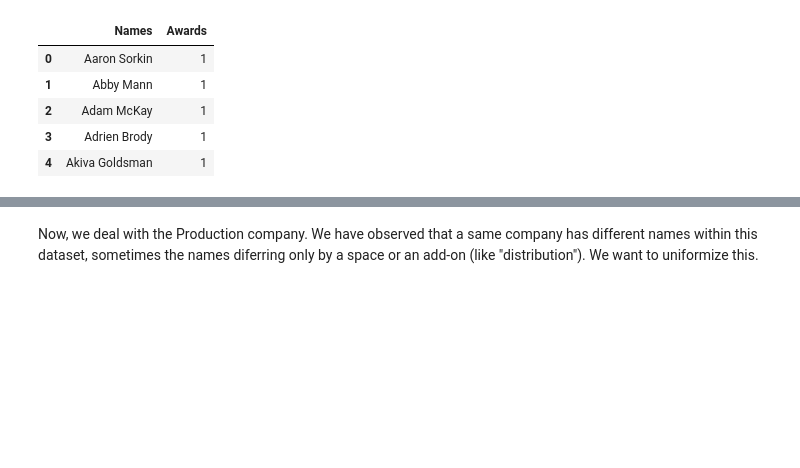
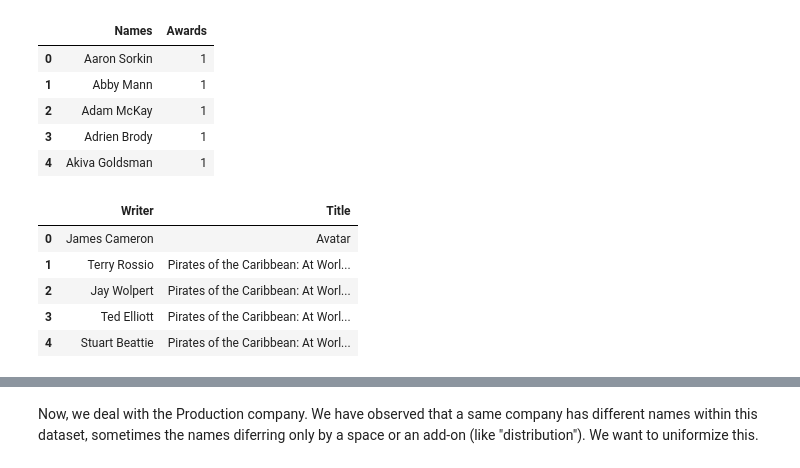
Before and after one commit to illorens/Project_NTDS, a Jupyter notebook: Analysis.ipynb, the cells around one changed output, grey strips where cells are left out. Cells and saved outputs as stored; diff of their text form; code cells hidden in the pictures; blank space fills up the shorter version.

```diff
--- a/Analysis.ipynb
+++ b/Analysis.ipynb
@@ -280,3 +289,32 @@ award.head()
 | 2 | Adam McKay | 1 |
 | 3 | Adrien Brody | 1 |
 | 4 | Akiva Goldsman | 1 |
+# %%
+crew_act = dataframe_.loc[:,['Actors', 'Title']]
+crew_dir = dataframe_.loc[:,['Director', 'Title']]
+crew_writ = dataframe_.loc[:,['Writer', 'Title']]
+
+crew_act.Actors = crew_act.Actors.apply(lambda x: ', '.join(list(x)))
+crew_dir.Director = crew_dir.Director.apply(lambda x: ', '.join(list(x)))
+crew_writ.Writer = crew_writ.Writer.apply(lambda x: ', '.join(list(x)))
+
+crew_act = pd.DataFrame(crew_act.Actors.str.split(', ').tolist(), index=crew_act.Title).stack()
+crew_act = crew_act.reset_index()[[0, 'Title']]
+crew_act.columns = ['Actor', 'Title']
+
+crew_dir = pd.DataFrame(crew_dir.Director.str.split(', ').tolist(), index=crew_dir.Title).stack()
+crew_dir = crew_dir.reset_index()[[0, 'Title']]
+crew_dir.columns = ['Director', 'Title']
+
+crew_writ = pd.DataFrame(crew_writ.Writer.str.split(', ').tolist(), index=crew_writ.Title).stack()
+crew_writ = crew_writ.reset_index()[[0, 'Title']]
+crew_writ.columns = ['Writer', 'Title']
+
+crew_writ.head()
+# %% [output]
+|  | Writer | Title |
+| 0 | James Cameron | Avatar |
+| 1 | Terry Rossio | Pirates of the Caribbean: At Worl... |
+| 2 | Jay Wolpert | Pirates of the Caribbean: At Worl... |
+| 3 | Ted Elliott | Pirates of the Caribbean: At Worl... |
+| 4 | Stuart Beattie | Pirates of the Caribbean: At Worl... |
```
Also changed, not shown: parts of 12 cells of this notebook.
